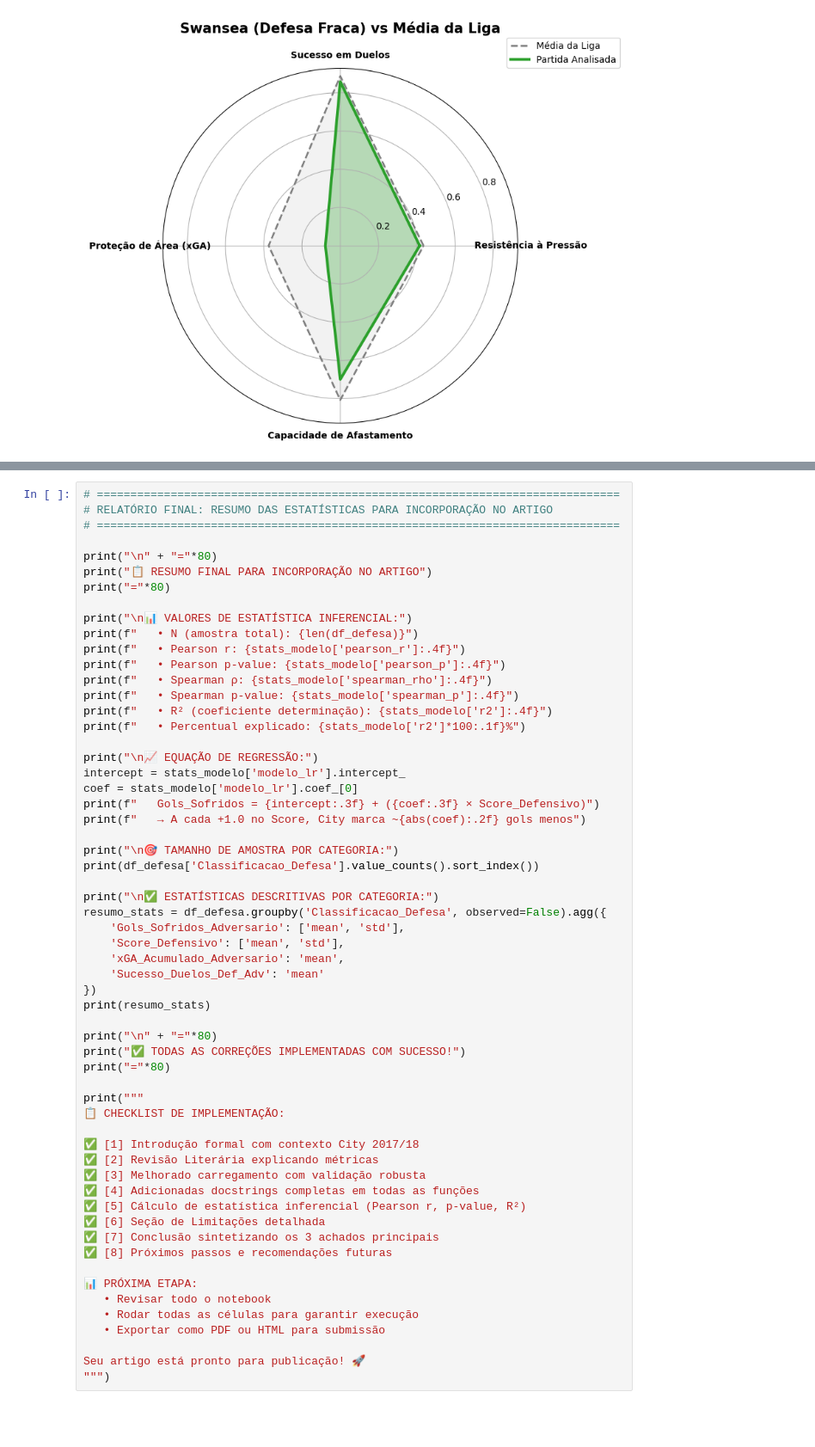
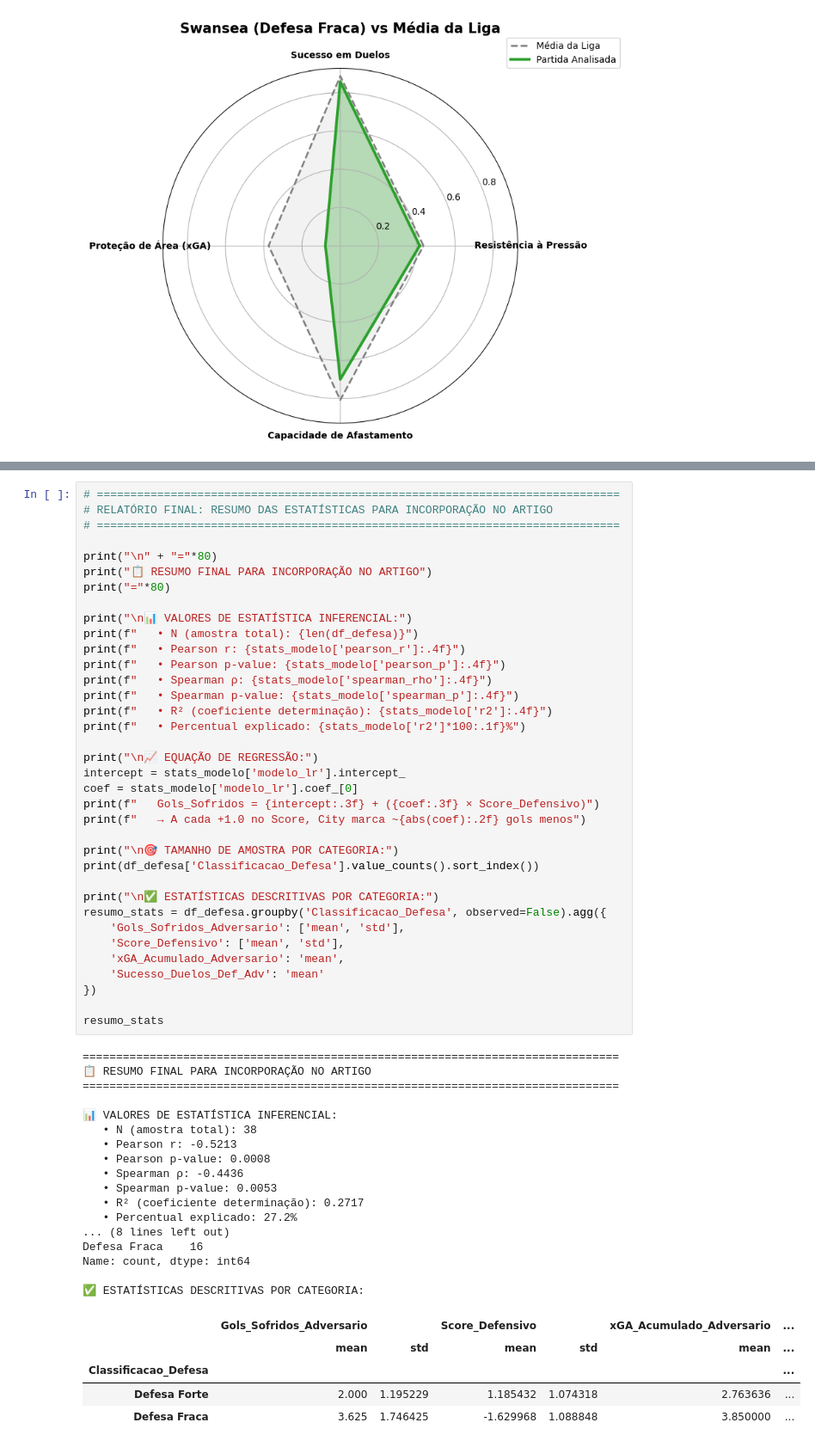
Before and after one commit to GARCl-A/city-analysis, a Jupyter notebook: main.ipynb, the cells around one changed output, grey strips where cells are left out. Shown at 86% size. Drawn from its saved outputs; the diff is of its cells as text; blank space fills up the shorter version.

Commit message:
finalizando o projeto

```diff
--- a/main.ipynb
+++ b/main.ipynb
@@ -1735,54 +1364,54 @@ Esperamos que este modelo inspire futuras pesquisas em:
 print("\n" + "="*80)
 print("📋 RESUMO FINAL PARA INCORPORAÇÃO NO ARTIGO")
 print("="*80)
 
 print("\n📊 VALORES DE ESTATÍSTICA INFERENCIAL:")
 print(f"   • N (amostra total): {len(df_defesa)}")
 print(f"   • Pearson r: {stats_modelo['pearson_r']:.4f}")
 print(f"   • Pearson p-value: {stats_modelo['pearson_p']:.4f}")
 print(f"   • Spearman ρ: {stats_modelo['spearman_rho']:.4f}")
 print(f"   • Spearman p-value: {stats_modelo['spearman_p']:.4f}")
 print(f"   • R² (coeficiente determinação): {stats_modelo['r2']:.4f}")
 print(f"   • Percentual explicado: {stats_modelo['r2']*100:.1f}%")
 
 print("\n📈 EQUAÇÃO DE REGRESSÃO:")
 intercept = stats_modelo['modelo_lr'].intercept_
 coef = stats_modelo['modelo_lr'].coef_[0]
 print(f"   Gols_Sofridos = {intercept:.3f} + ({coef:.3f} × Score_Defensivo)")
 print(f"   → A cada +1.0 no Score, City marca ~{abs(coef):.2f} gols menos")
 
 print("\n🎯 TAMANHO DE AMOSTRA POR CATEGORIA:")
 print(df_defesa['Classificacao_Defesa'].value_counts().sort_index())
 
 print("\n✅ ESTATÍSTICAS DESCRITIVAS POR CATEGORIA:")
 resumo_stats = df_defesa.groupby('Classificacao_Defesa', observed=False).agg({
     'Gols_Sofridos_Adversario': ['mean', 'std'],
     'Score_Defensivo': ['mean', 'std'],
     'xGA_Acumulado_Adversario': 'mean',
     'Sucesso_Duelos_Def_Adv': 'mean'
 })
-print(resumo_stats)
 
-print("\n" + "="*80)
-print("✅ TODAS AS CORREÇÕES IMPLEMENTADAS COM SUCESSO!")
-print("="*80)
-
-print("""
-📋 CHECKLIST DE IMPLEMENTAÇÃO:
-
-✅ [1] Introdução formal com contexto City 2017/18
-✅ [2] Revisão Literária explicando métricas
-✅ [3] Melhorado carregamento com validação robusta
-✅ [4] Adicionadas docstrings completas em todas as funções
-✅ [5] Cálculo de estatística inferencial (Pearson r, p-value, R²)
-✅ [6] Seção de Limitações detalhada
-✅ [7] Conclusão sintetizando os 3 achados principais
-✅ [8] Próximos passos e recomendações futuras
-
-📊 PRÓXIMA ETAPA:
-   • Revisar todo o notebook
-   • Rodar todas as células para garantir execução
-   • Exportar como PDF ou HTML para submissão
-
-Seu artigo está pronto para publicação! 🚀
-""")
+resumo_stats
+# %% [output]
+================================================================================
+📋 RESUMO FINAL PARA INCORPORAÇÃO NO ARTIGO
+================================================================================
+
+📊 VALORES DE ESTATÍSTICA INFERENCIAL:
+   • N (amostra total): 38
+   • Pearson r: -0.5213
+   • Pearson p-value: 0.0008
+   • Spearman ρ: -0.4436
+   • Spearman p-value: 0.0053
+   • R² (coeficiente determinação): 0.2717
+   • Percentual explicado: 27.2%
+... (8 lines left out)
+Defesa Fraca    16
+Name: count, dtype: int64
+
+✅ ESTATÍSTICAS DESCRITIVAS POR CATEGORIA:
+|  | Gols_Sofridos_Adversario |  | Score_Defensivo |  | xGA_Acumulado_Adversario | ... |
+|  | mean | std | mean | std | mean | ... |
+| Classificacao_Defesa |  |  |  |  |  | ... |
+| Defesa Forte | 2.000 | 1.195229 | 1.185432 | 1.074318 | 2.763636 | ... |
+| Defesa Fraca | 3.625 | 1.746425 | -1.629968 | 1.088848 | 3.850000 | ... |
```
Also changed, not shown: parts of 17 cells of this notebook, 12 other files.
